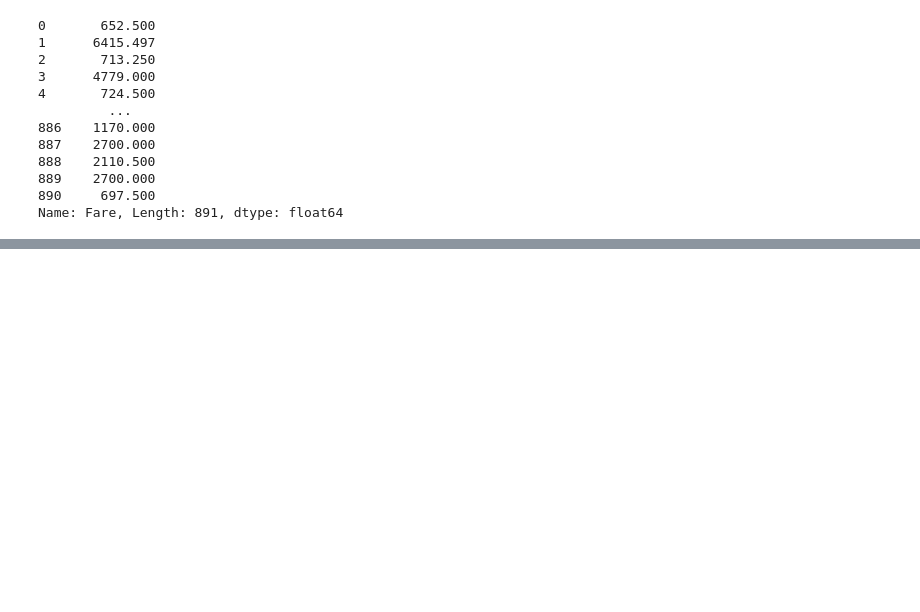
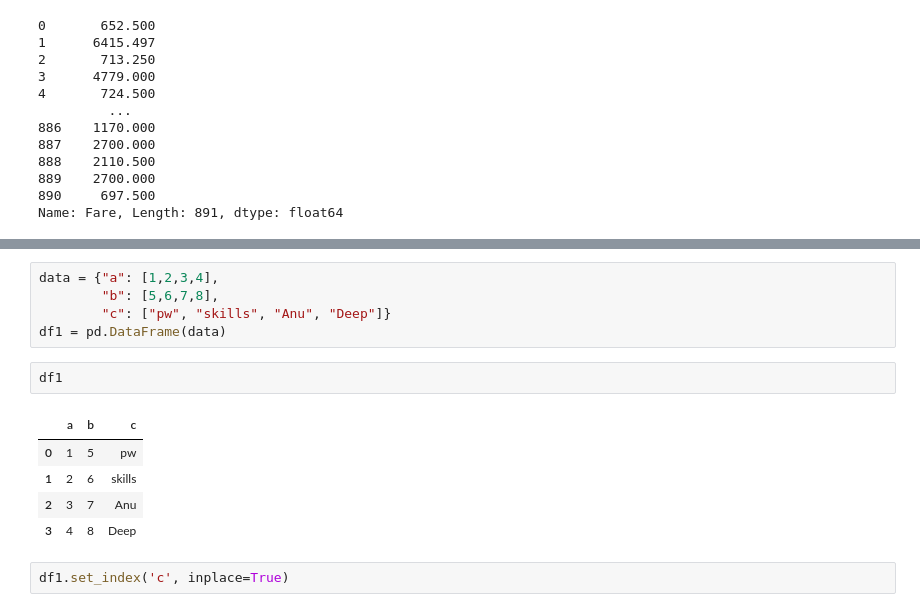
Before and after one commit to prA-G/DailyPythonNotes, a Jupyter notebook: 19_Pandas_Advance.ipynb, the cells around one changed output, grey strips where cells are left out. Saved outputs shown, nothing was run; the diff lists cells and outputs as text; blank space fills up the shorter version.

```diff
--- a/19_Pandas_Advance.ipynb
+++ b/19_Pandas_Advance.ipynb
@@ -1477,0 +1527,15 @@ Name: Fare, Length: 891, dtype: float64
+# %%
+data = {"a": [1,2,3,4],
+        "b": [5,6,7,8],
+        "c": ["pw", "skills", "Anu", "Deep"]}
+df1 = pd.DataFrame(data)
+# %%
+df1
+# %% [output]
+|  | a | b | c |
+| 0 | 1 | 5 | pw |
+| 1 | 2 | 6 | skills |
+| 2 | 3 | 7 | Anu |
+| 3 | 4 | 8 | Deep |
+# %%
+df1.set_index('c', inplace=True)
```
Also changed, not shown: parts of 29 cells of this notebook.
